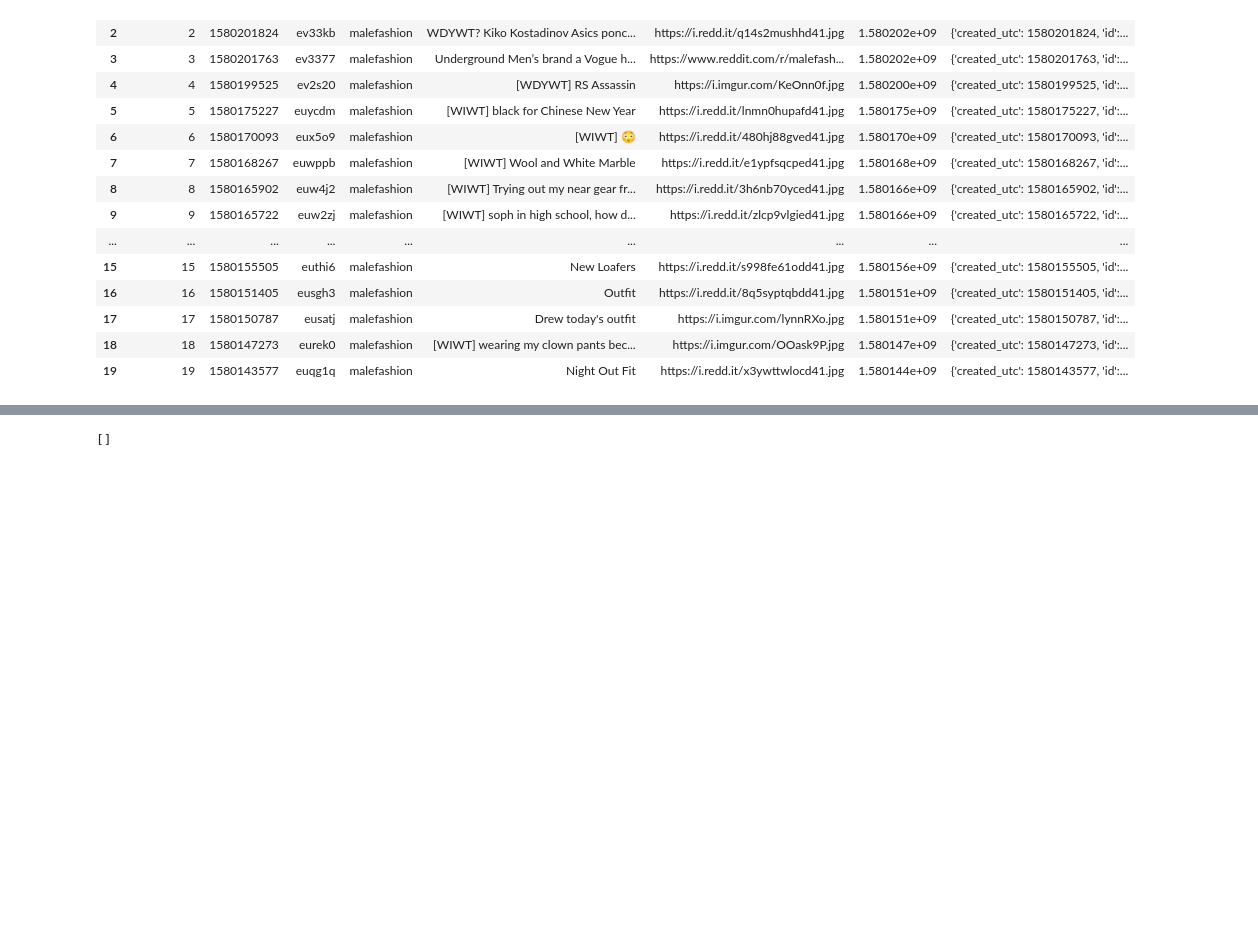
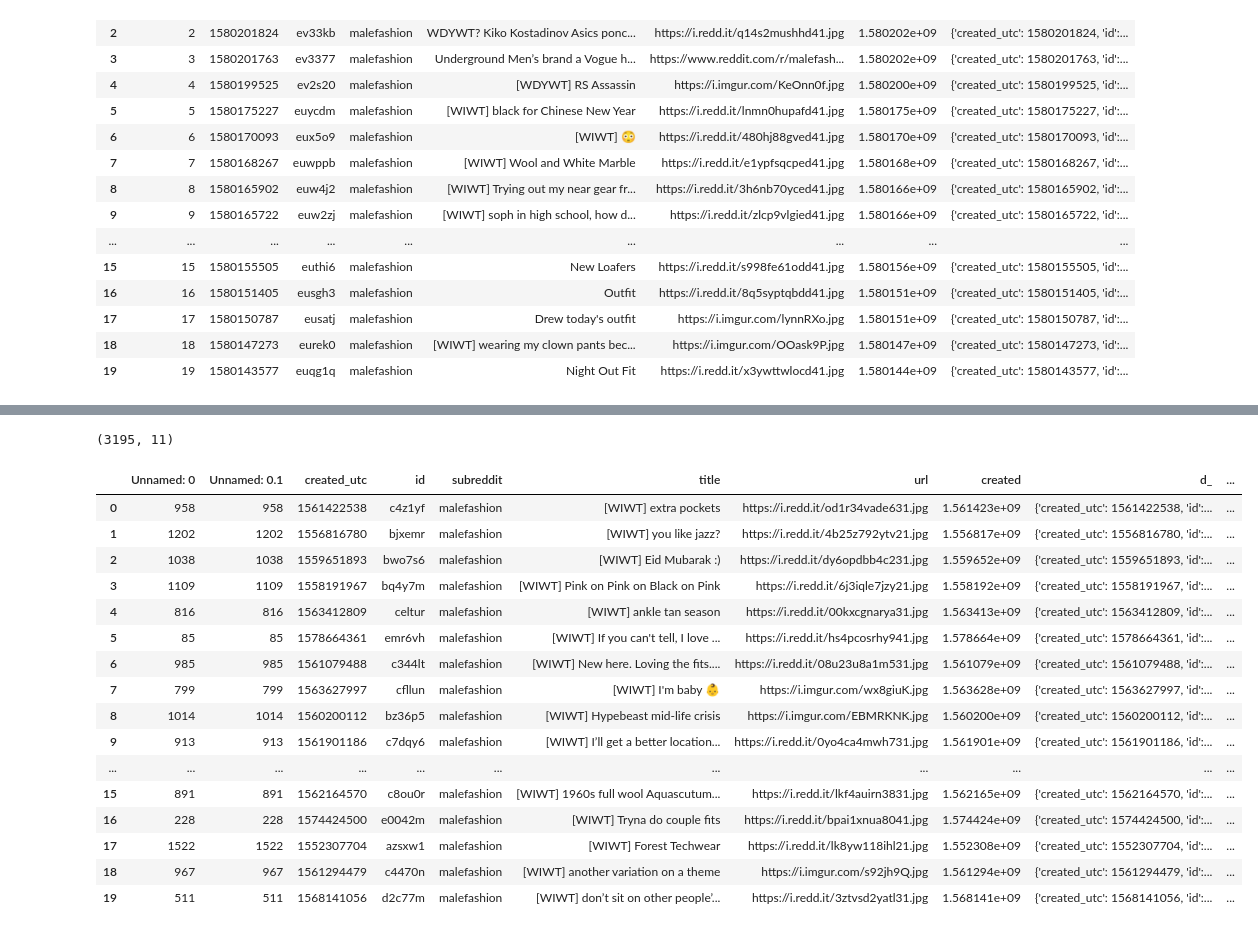
Before and after one commit to jimmyjoy43/Insight_project, a Jupyter notebook: reddit_PSAW_scrapper.ipynb, the cells around one changed output, grey strips where cells are left out. Cells and saved outputs as stored; diff of their text form; code cells hidden in the pictures; blank space fills up the shorter version.

```diff
--- a/reddit_PSAW_scrapper.ipynb
+++ b/reddit_PSAW_scrapper.ipynb
@@ -184,4 +194,0 @@ NameError: ignored
-# %%
-mf_links.sortby()
-# %% [output]
-[]
@@ -187,0 +199,23 @@ mf_links.sortby()
+# %%
+mf_links=pd.read_csv('malefashion_ids_links.csv')
+print(mf_links.shape)
+mf_links.head(20)
+# %% [output]
+(3195, 11)
+|  | Unnamed: 0 | Unnamed: 0.1 | created_utc | id | subreddit | title | url | created | d_ | ... |
+| 0 | 958 | 958 | 1561422538 | c4z1yf | malefashion | [WIWT] extra pockets | https://i.redd.it/od1r34vade631.jpg | 1.561423e+09 | {'created_utc': 1561422538, 'id':... | ... |
+| 1 | 1202 | 1202 | 1556816780 | bjxemr | malefashion | [WIWT] you like jazz? | https://i.redd.it/4b25z792ytv21.jpg | 1.556817e+09 | {'created_utc': 1556816780, 'id':... | ... |
+| 2 | 1038 | 1038 | 1559651893 | bwo7s6 | malefashion | [WIWT] Eid Mubarak :) | https://i.redd.it/dy6opdbb4c231.jpg | 1.559652e+09 | {'created_utc': 1559651893, 'id':... | ... |
+| 3 | 1109 | 1109 | 1558191967 | bq4y7m | malefashion | [WIWT] Pink on Pink on Black on Pink | https://i.redd.it/6j3iqle7jzy21.jpg | 1.558192e+09 | {'created_utc': 1558191967, 'id':... | ... |
+| 4 | 816 | 816 | 1563412809 | celtur | malefashion | [WIWT] ankle tan season | https://i.redd.it/00kxcgnarya31.jpg | 1.563413e+09 | {'created_utc': 1563412809, 'id':... | ... |
+| 5 | 85 | 85 | 1578664361 | emr6vh | malefashion | [WIWT] If you can't tell, I love ... | https://i.redd.it/hs4pcosrhy941.jpg | 1.578664e+09 | {'created_utc': 1578664361, 'id':... | ... |
+| 6 | 985 | 985 | 1561079488 | c344lt | malefashion | [WIWT] New here. Loving the fits.... | https://i.redd.it/08u23u8a1m531.jpg | 1.561079e+09 | {'created_utc': 1561079488, 'id':... | ... |
+| 7 | 799 | 799 | 1563627997 | cfllun | malefashion | [WIWT] I'm baby 👶 | https://i.imgur.com/wx8giuK.jpg | 1.563628e+09 | {'created_utc': 1563627997, 'id':... | ... |
+| 8 | 1014 | 1014 | 1560200112 | bz36p5 | malefashion | [WIWT] Hypebeast mid-life crisis | https://i.imgur.com/EBMRKNK.jpg | 1.560200e+09 | {'created_utc': 1560200112, 'id':... | ... |
+| 9 | 913 | 913 | 1561901186 | c7dqy6 | malefashion | [WIWT] I’ll get a better location... | https://i.redd.it/0yo4ca4mwh731.jpg | 1.561901e+09 | {'created_utc': 1561901186, 'id':... | ... |
+| ... | ... | ... | ... | ... | ... | ... | ... | ... | ... | ... |
+| 15 | 891 | 891 | 1562164570 | c8ou0r | malefashion | [WIWT] 1960s full wool Aquascutum... | https://i.redd.it/lkf4auirn3831.jpg | 1.562165e+09 | {'created_utc': 1562164570, 'id':... | ... |
+| 16 | 228 | 228 | 1574424500 | e0042m | malefashion | [WIWT] Tryna do couple fits | https://i.redd.it/bpai1xnua8041.jpg | 1.574424e+09 | {'created_utc': 1574424500, 'id':... | ... |
+| 17 | 1522 | 1522 | 1552307704 | azsxw1 | malefashion | [WIWT] Forest Techwear | https://i.redd.it/lk8yw118ihl21.jpg | 1.552308e+09 | {'created_utc': 1552307704, 'id':... | ... |
+| 18 | 967 | 967 | 1561294479 | c4470n | malefashion | [WIWT] another variation on a theme | https://i.imgur.com/s92jh9Q.jpg | 1.561294e+09 | {'created_utc': 1561294479, 'id':... | ... |
+| 19 | 511 | 511 | 1568141056 | d2c77m | malefashion | [WIWT] don’t sit on other people’... | https://i.redd.it/3ztvsd2yatl31.jpg | 1.568141e+09 | {'created_utc': 1568141056, 'id':... | ... |
```
Also changed, not shown: parts of 13 cells of this notebook.
